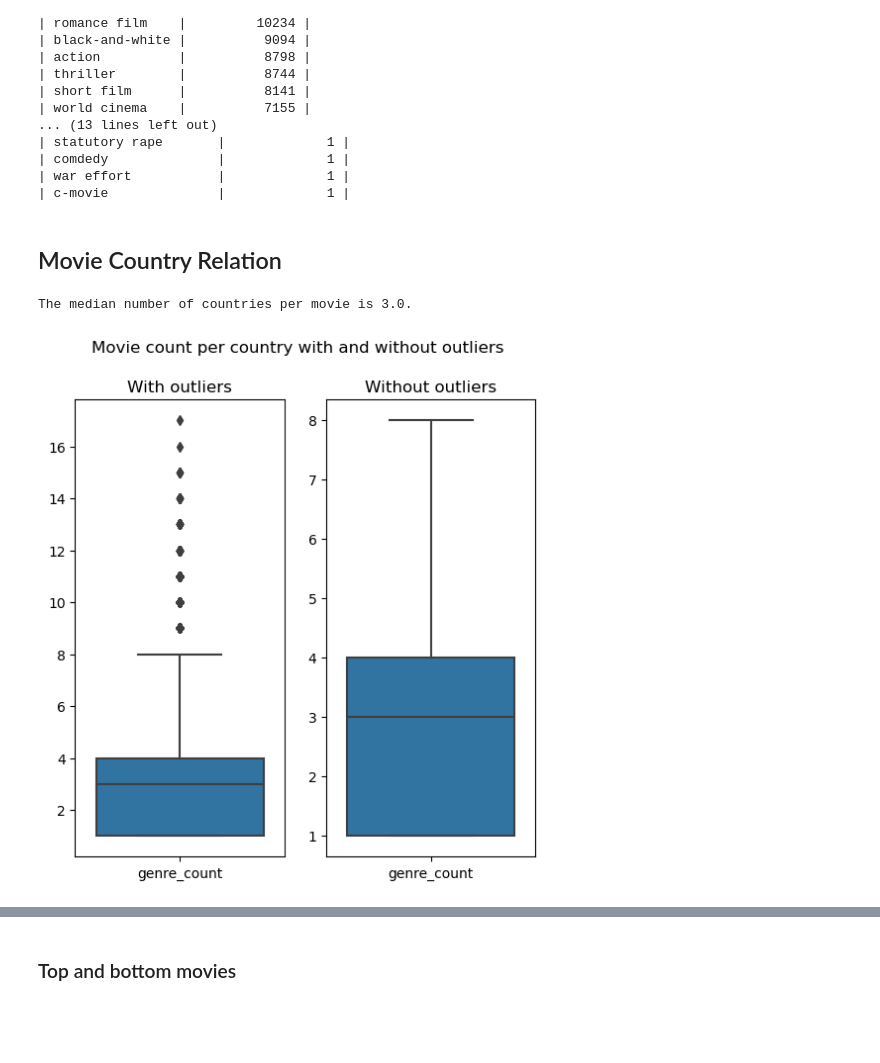
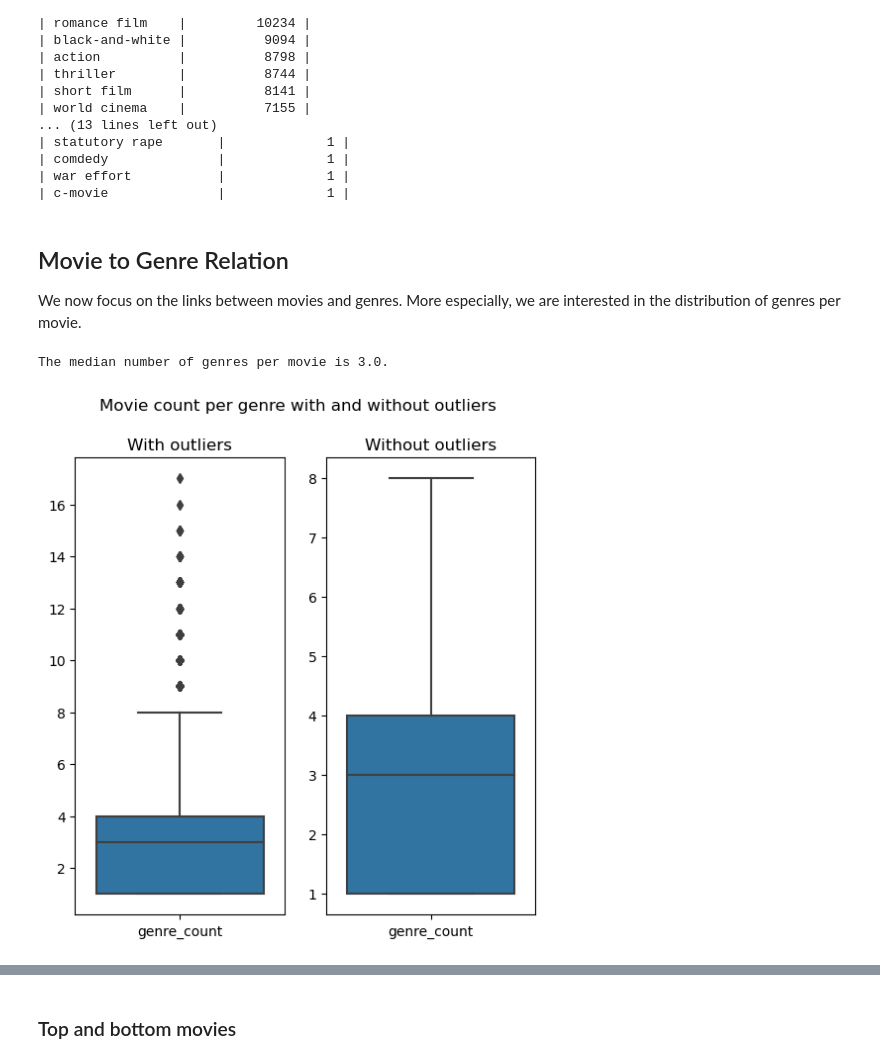
Before and after one commit to epfl-ada/ada-2022-project-zozoz, a Jupyter notebook: src/eda/data_inspection.ipynb, the cells around one changed output, grey strips where cells are left out. Drawn from its saved outputs; the diff is of its cells as text; code cells hidden in the pictures; blank space fills up the shorter version.

```diff
--- a/src/eda/data_inspection.ipynb
+++ b/src/eda/data_inspection.ipynb
@@ -346,19 +377,21 @@ The top 10 genres are:
 | war effort           |             1 |
 | c-movie              |             1 |
 # %% [markdown]
-## Movie Country Relation
+## Movie to Genre Relation
+
+We now focus on the links between movies and genres. More especially, we are interested in the distribution of genres per movie.
 # %%
 genre_per_movie_count_df = is_of_type_df.groupby("movie_id").count().sort_values("genre_name",key=lambda l: -l)
 genre_per_movie_count_df.columns = ["genre_count"]
 genre_per_movie_log_count_df = genre_per_movie_count_df.apply(np.log)
 # %%
 genre_per_movie_count_median = genre_per_movie_count_df.median().item()
-print(f"The median number of countries per movie is {genre_per_movie_count_median}.")
+print(f"The median number of genres per movie is {genre_per_movie_count_median}.")
 # %% [output]
-The median number of countries per movie is 3.0.
+The median number of genres per movie is 3.0.
 # %%
-count_box_plot(genre_per_movie_count_df,"Movie count per country with and without outliers")
+count_box_plot(genre_per_movie_count_df,"Movie count per genre with and without outliers")
 # %% [output]
-[figure, old version]
+[figure, new version]
 # %%
 count_draw_histogram(genre_per_movie_count_df,genre_per_movie_log_count_df,
```
Also changed, not shown: parts of 48 cells of this notebook.
